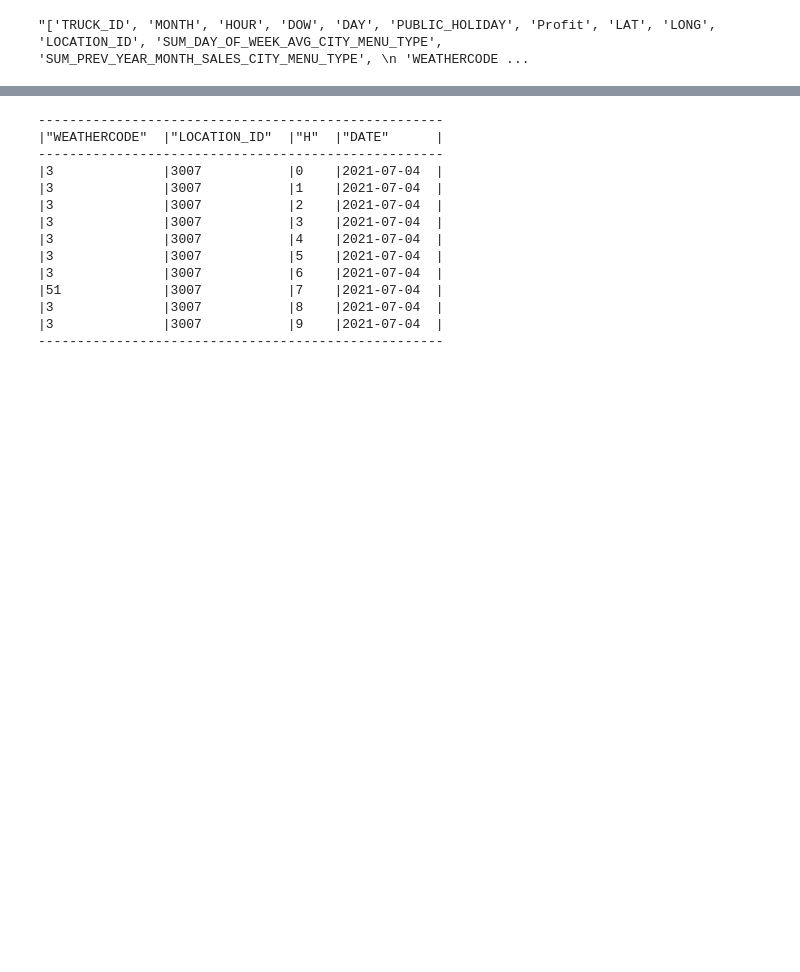
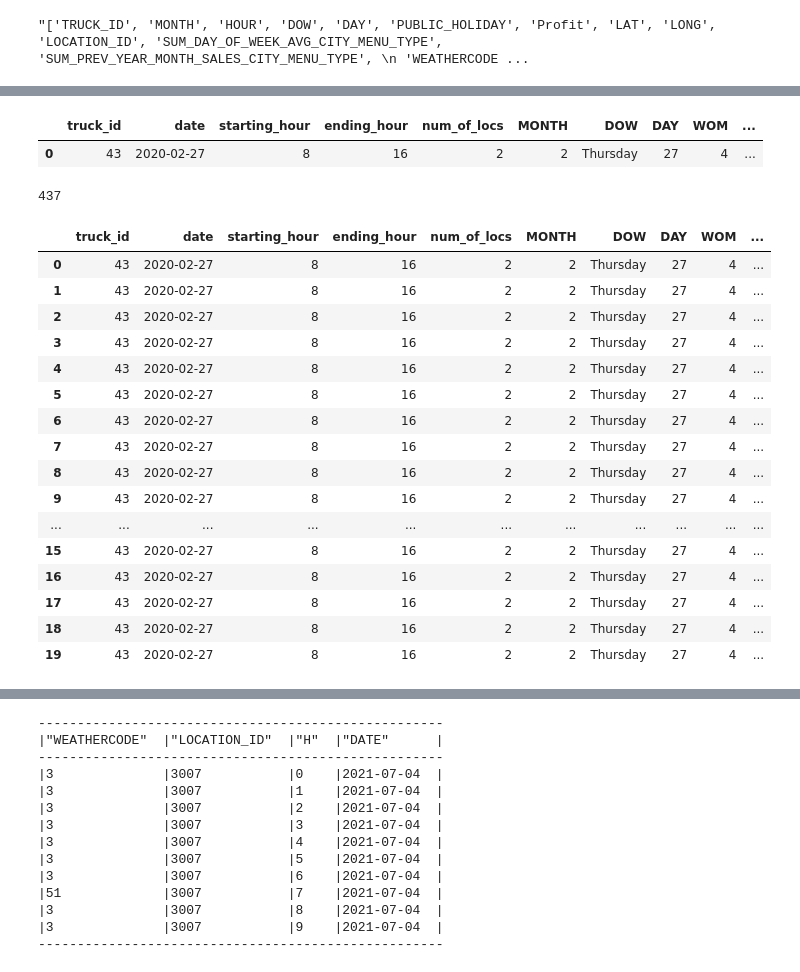
Before and after one commit to jkyxd/ICP_Group3, a Jupyter notebook: Testing File.ipynb, the cells around one changed output, grey strips where cells are left out. Saved outputs shown, nothing was run; the diff lists cells and outputs as text; code cells hidden in the pictures; blank space fills up the shorter version.

Commit message:
routing start place pt1

```diff
--- a/Testing File.ipynb
+++ b/Testing File.ipynb
@@ -350,0 +369,3 @@ KeyError: 'HOUR'
+# %%
+loc_checker['DATE']=loc_checker['DATE'].astype('str')
+loc_checker.dtypes
@@ -350,0 +378,3 @@ KeyError: 'HOUR'
+# %%
+weadf = pd.merge(wdf, loc_checker, on=['LOCATION_ID', 'DATE'])
+weadf[weadf['LOCATION_ID']].head()
@@ -350,0 +406,32 @@ KeyError: 'HOUR'
+# %%
+df.head()
+# %% [output]
+|  | truck_id | date | starting_hour | ending_hour | num_of_locs | MONTH | DOW | DAY | WOM | ... |
+| 0 | 43 | 2020-02-27 | 8 | 16 | 2 | 2 | Thursday | 27 | 4 | ... |
+# %%
+df['date']=df['date'].astype('str')
+# %%
+new_df = pd.merge(df, weadf,  how='left', left_on=['date','starting_hour'], right_on = ['DATE','H'])
+len(new_df.index)
+# %% [output]
+437
+# %%
+new_df.head(20)
+# %% [output]
+|  | truck_id | date | starting_hour | ending_hour | num_of_locs | MONTH | DOW | DAY | WOM | ... |
+| 0 | 43 | 2020-02-27 | 8 | 16 | 2 | 2 | Thursday | 27 | 4 | ... |
+| 1 | 43 | 2020-02-27 | 8 | 16 | 2 | 2 | Thursday | 27 | 4 | ... |
+| 2 | 43 | 2020-02-27 | 8 | 16 | 2 | 2 | Thursday | 27 | 4 | ... |
+| 3 | 43 | 2020-02-27 | 8 | 16 | 2 | 2 | Thursday | 27 | 4 | ... |
+| 4 | 43 | 2020-02-27 | 8 | 16 | 2 | 2 | Thursday | 27 | 4 | ... |
+| 5 | 43 | 2020-02-27 | 8 | 16 | 2 | 2 | Thursday | 27 | 4 | ... |
+| 6 | 43 | 2020-02-27 | 8 | 16 | 2 | 2 | Thursday | 27 | 4 | ... |
+| 7 | 43 | 2020-02-27 | 8 | 16 | 2 | 2 | Thursday | 27 | 4 | ... |
+| 8 | 43 | 2020-02-27 | 8 | 16 | 2 | 2 | Thursday | 27 | 4 | ... |
+| 9 | 43 | 2020-02-27 | 8 | 16 | 2 | 2 | Thursday | 27 | 4 | ... |
+| ... | ... | ... | ... | ... | ... | ... | ... | ... | ... | ... |
+| 15 | 43 | 2020-02-27 | 8 | 16 | 2 | 2 | Thursday | 27 | 4 | ... |
+| 16 | 43 | 2020-02-27 | 8 | 16 | 2 | 2 | Thursday | 27 | 4 | ... |
+| 17 | 43 | 2020-02-27 | 8 | 16 | 2 | 2 | Thursday | 27 | 4 | ... |
+| 18 | 43 | 2020-02-27 | 8 | 16 | 2 | 2 | Thursday | 27 | 4 | ... |
+| 19 | 43 | 2020-02-27 | 8 | 16 | 2 | 2 | Thursday | 27 | 4 | ... |
```
Also changed, not shown: parts of 14 cells of this notebook.
